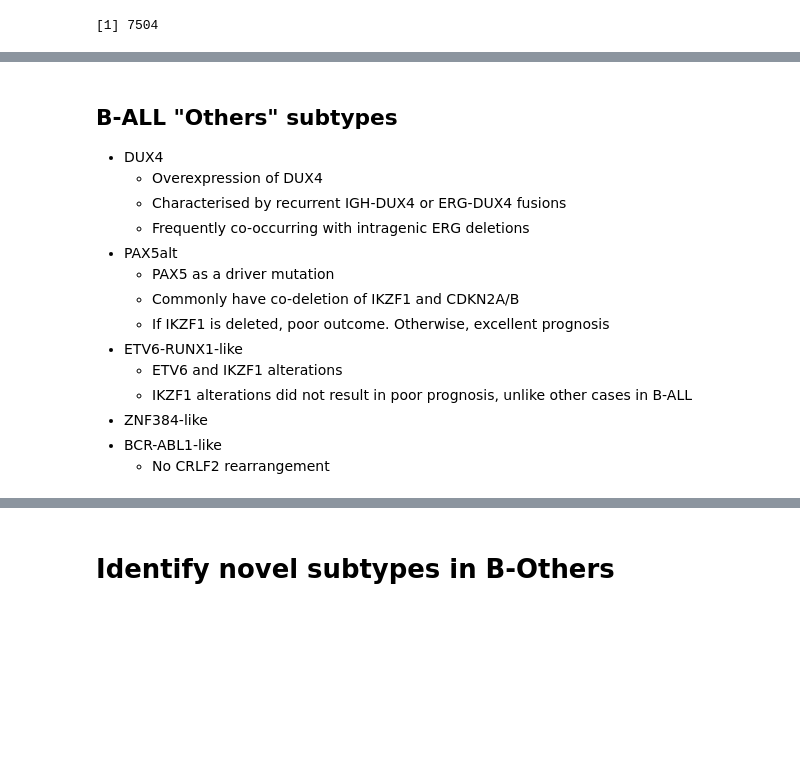
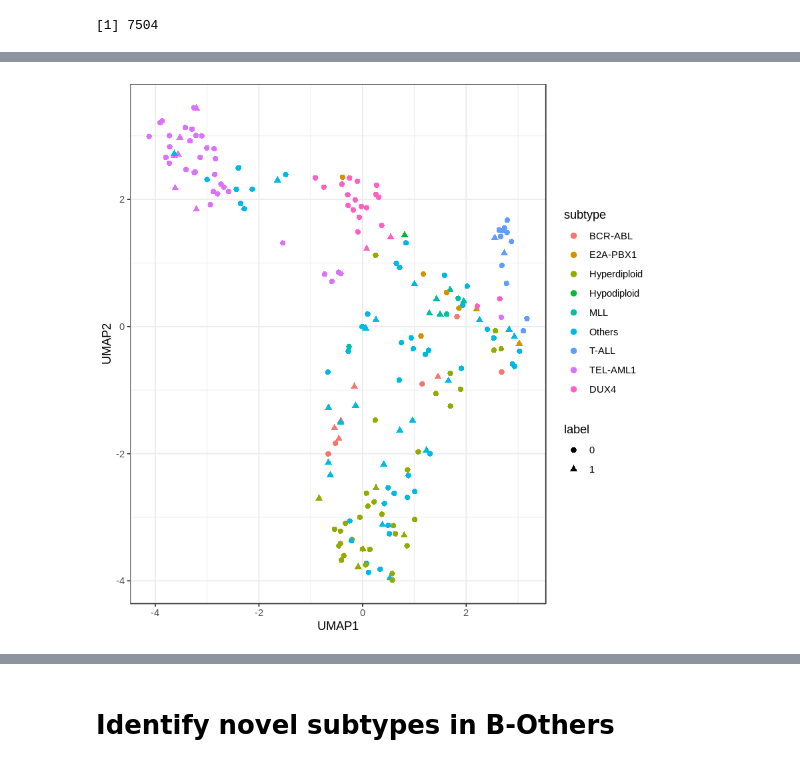
Before and after one commit to dblux/relapse_prediction, a Jupyter notebook: b_others.ipynb, the cells around one changed output, grey strips where cells are left out. Drawn from its saved outputs; the diff is of its cells as text; code cells hidden in the pictures; blank space fills up the shorter version.

```diff
--- a/b_others.ipynb
+++ b/b_others.ipynb
@@ -202,16 +200,11 @@ Total no. of probesets removed (incl. probesets mapping to same gene): 8762
-# %% [markdown]
-## B-ALL "Others" subtypes
-- DUX4
-    - Overexpression of DUX4
-    - Characterised by recurrent IGH-DUX4 or ERG-DUX4 fusions
-    - Frequently co-occurring with intragenic ERG deletions
-- PAX5alt
-    - PAX5 as a driver mutation
-    - Commonly have co-deletion of IKZF1 and CDKN2A/B
-    - If IKZF1 is deleted, poor outcome. Otherwise, excellent prognosis
-- ETV6-RUNX1-like
-    - ETV6 and IKZF1 alterations
-    - IKZF1 alterations did not result in poor prognosis, unlike other cases in B-ALL
-- ZNF384-like
-- BCR-ABL1-like
-    - No CRLF2 rearrangement
+# %%
+set.seed(0)
+umap_d0_hvg500 <- ggplot_umap(
+  t(D0_hvg500), metadata_sid1,
+  col = "subtype", pch = "label"
+)
+umap_d0_hvg500
+
+ggsave("~/Dropbox/tmp/umap-d0_hvg500_nobatch.pdf", umap_d0_hvg500, width = 7, height = 4)
+# %% [output]
+[figure, added]
```
Also changed, not shown: parts of 130 cells of this notebook, 17 other files.
